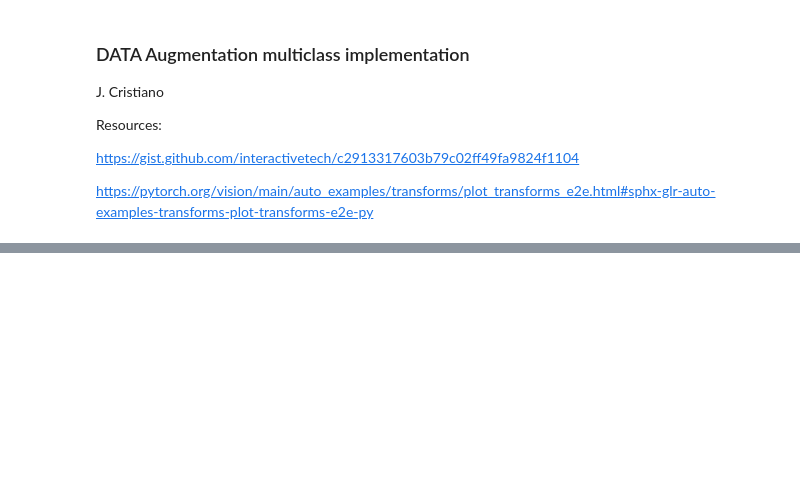
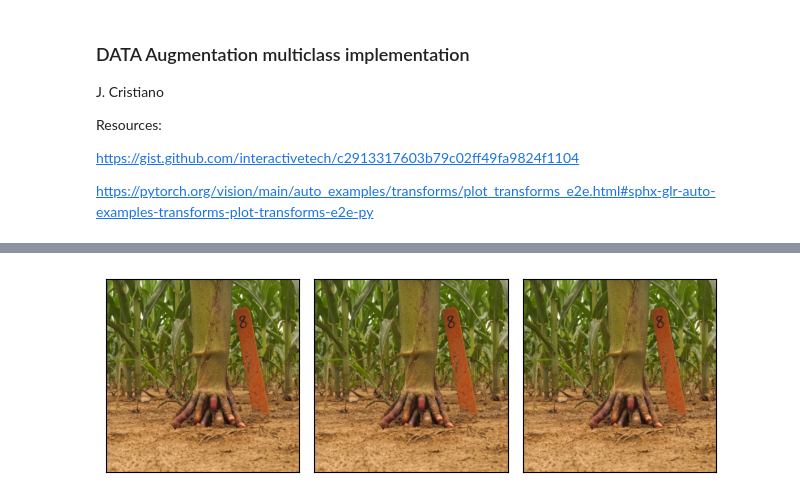
Before and after one commit to KopiousKarp/code_notebooks, a Jupyter notebook: plant_segs/data_augmentation_multiclass.ipynb, the cells around one changed output, grey strips where cells are left out. Cells and saved outputs as stored; diff of their text form; code cells hidden in the pictures; blank space fills up the shorter version.

```diff
--- a/plant_segs/data_augmentation_multiclass.ipynb
+++ b/plant_segs/data_augmentation_multiclass.ipynb
@@ -73,7 +74,7 @@ def plot(imgs, row_title=None, **imshow_kwargs):
 coco_root = '/work/2024_annot/images'
 coco_annFile = '/work/2024_annot/2024_annotations.json'
 standard_transform = transforms.v2.Compose([
-    v2.CenterCrop(2048),
+    PadSquare(padding_mode='symmetric'),
     v2.Resize((512, 512)),
     v2.ToImage()
     ])
@@ -137 +138,12 @@ Random Rotation
+# %%
+os.chdir("/work")
+from PadSquare import PadSquare
+padder = PadSquare(0)
+mirrorer = PadSquare(padding_mode='symmetric')
+
+padded_image = padder(image)
+mirrored_image = mirrorer(image)
+plot([image, padded_image, mirrored_image])
+# %% [output]
+[figure, added]
 # %%
```
Also changed, not shown: parts of 5 cells of this notebook, 37 other files.
